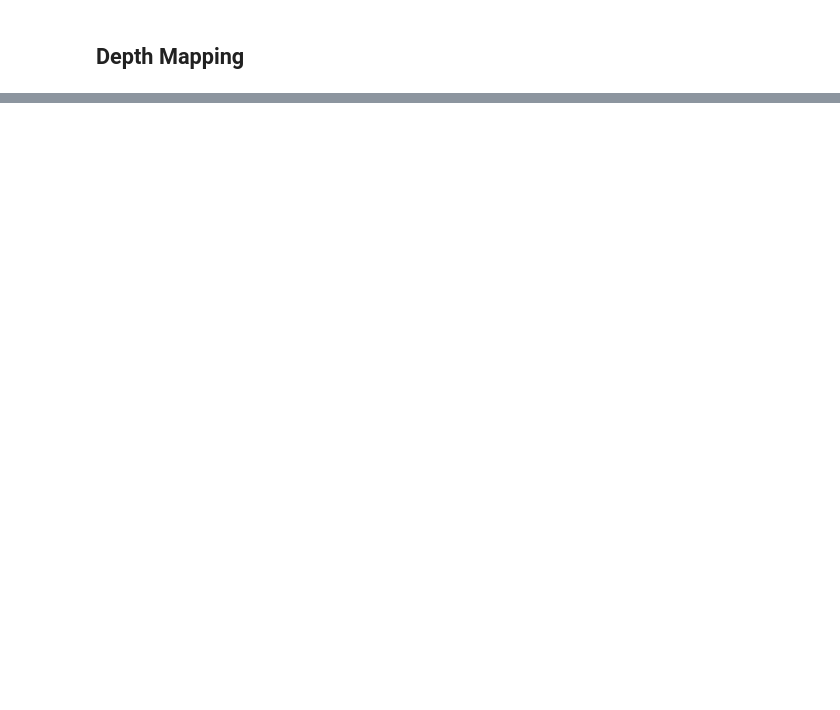
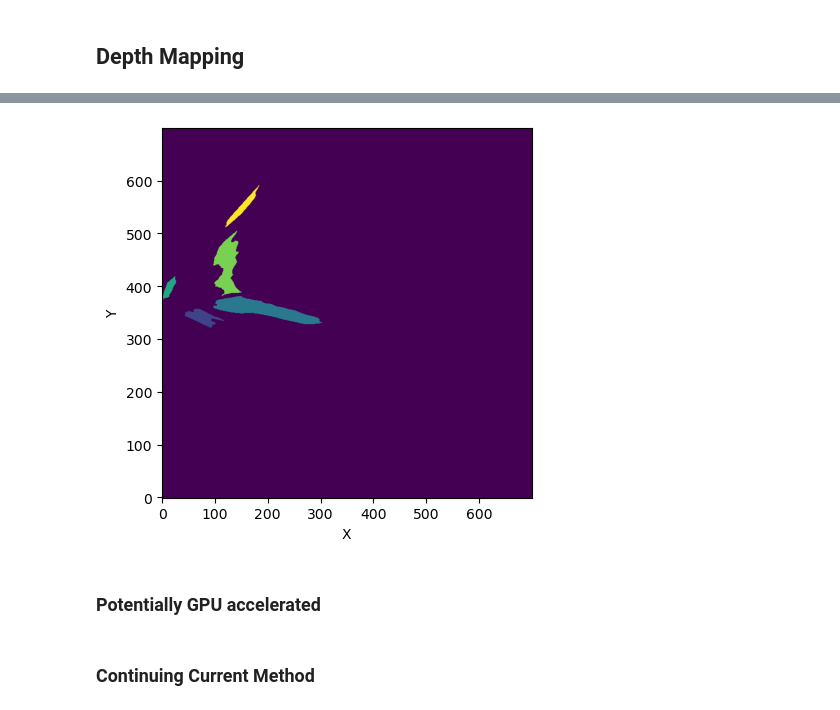
Before and after one commit to rtmccune/depth_mapping, a Jupyter notebook: gpu_acc_tests.ipynb, the cells around one changed output, grey strips where cells are left out. Cells and saved outputs as stored; diff of their text form; code cells hidden in the pictures; blank space fills up the shorter version.

```diff
--- a/gpu_acc_tests.ipynb
+++ b/gpu_acc_tests.ipynb
@@ -216,0 +248,23 @@ plt.show()
+# %%
+closed_data = binary_closing(masked_labels, structure=cp.ones((3, 3)))
+labeled_data, num_features = label(closed_data)
+
+min_size = 500  # Minimum size of a pond
+unique, counts = cp.unique(labeled_data, return_counts=True)
+small_ponds = unique[counts < min_size]  # Identify small ponds
+labeled_data[cp.isin(labeled_data, small_ponds)] = 0
+
+# Reapply the label function to relabel the remaining ponds
+labeled_data, num_features = label(labeled_data)
+# %%
+masked_labels_np = cp.asnumpy(labeled_data)
+plt.imshow(masked_labels_np, cmap='viridis')
+plt.gca().invert_yaxis()
+plt.xlabel('X')
+plt.ylabel('Y')
+
+# plt.savefig('rectified_image.png', bbox_inches='tight', pad_inches=0.1, dpi=300)
+
+plt.show()
+# %% [output]
+[figure, added]
@@ -216,0 +284,2 @@ plt.show()
+# %% [markdown]
+### Potentially GPU accelerated
@@ -216,0 +309,2 @@ plt.show()
+# %% [markdown]
+### Continuing Current Method
```
Also changed, not shown: parts of 35 cells of this notebook, 1 other file.
